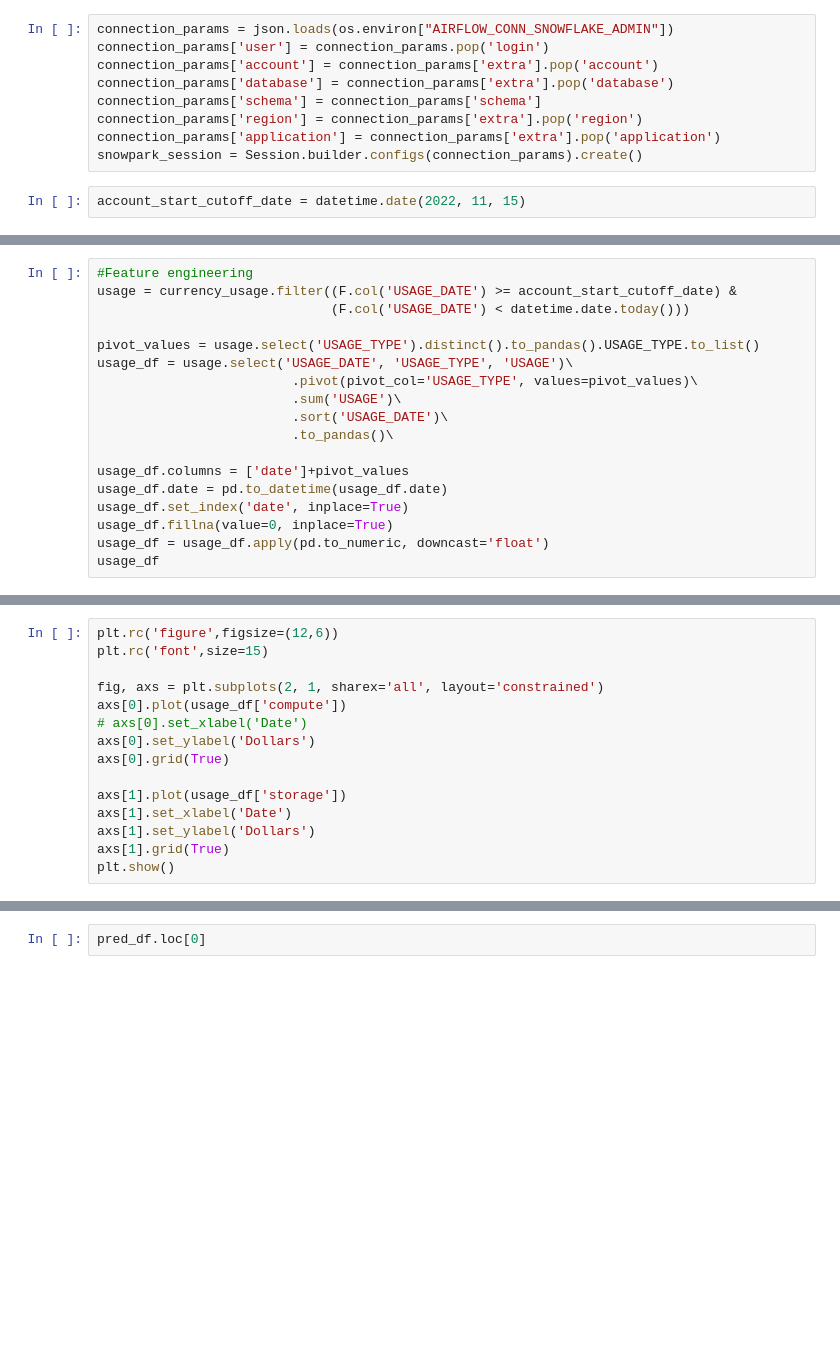
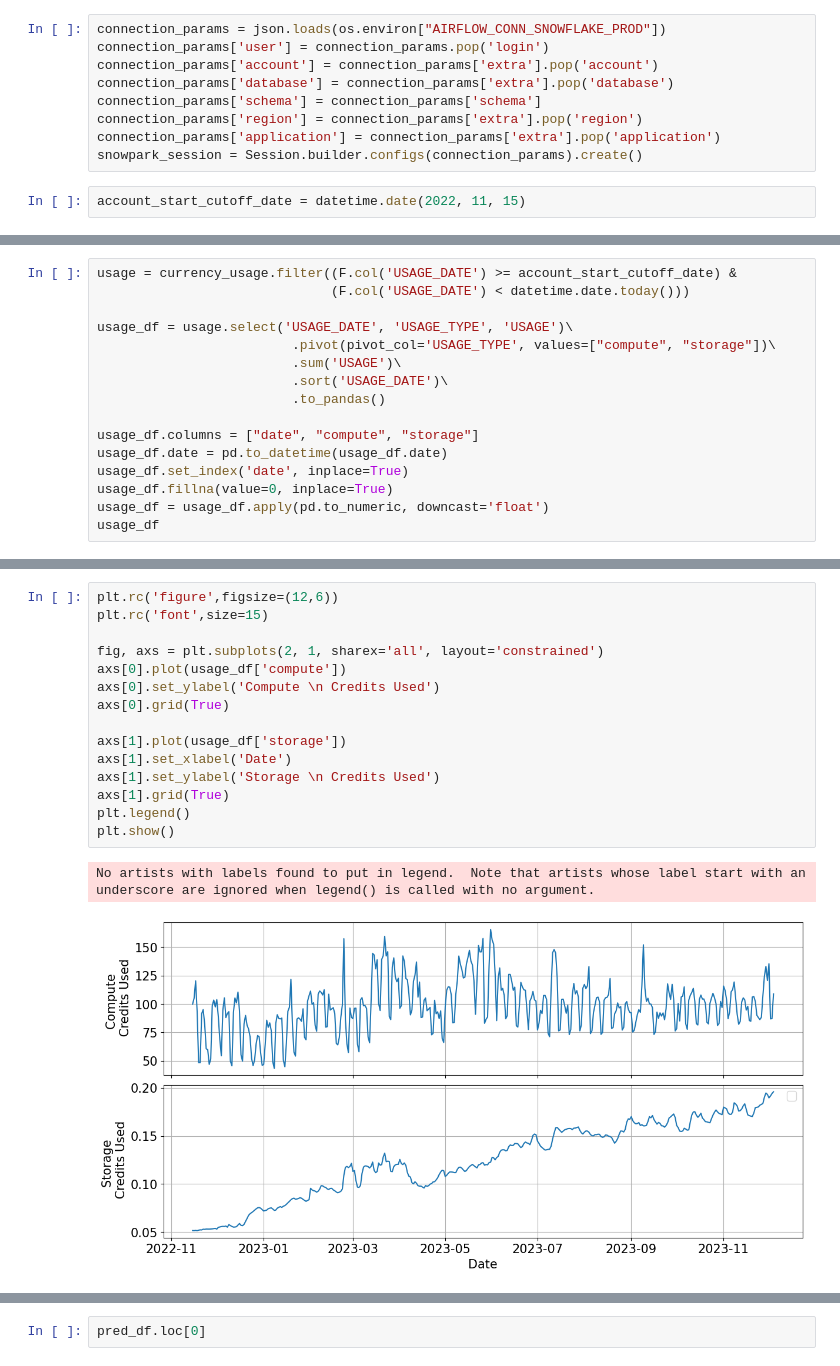
Before and after one commit to astronomer/snowpatrol, a Jupyter notebook: include/snowstorm.ipynb, the cells around one changed output, grey strips where cells are left out. Saved outputs shown, nothing was run; the diff lists cells and outputs as text; blank space fills up the shorter version.

```diff
--- a/include/snowstorm.ipynb
+++ b/include/snowstorm.ipynb
@@ -15,7 +15,7 @@ from sklearn.preprocessing import StandardScaler
 from statsmodels.tsa.seasonal import seasonal_decompose
 from sklearn.ensemble import IsolationForest
 # %%
-connection_params = json.loads(os.environ["AIRFLOW_CONN_SNOWFLAKE_ADMIN"])
+connection_params = json.loads(os.environ["AIRFLOW_CONN_SNOWFLAKE_PROD"])
 connection_params['user'] = connection_params.pop('login')
 connection_params['account'] = connection_params['extra'].pop('account')
 connection_params['database'] = connection_params['extra'].pop('database')
@@ -30,17 +29,15 @@ account_start_cutoff_date = datetime.date(2022, 11, 15)
 currency_usage = snowpark_session.table('SNOWFLAKE.ORGANIZATION_USAGE.USAGE_IN_CURRENCY_DAILY')
 # %%
-#Feature engineering
 usage = currency_usage.filter((F.col('USAGE_DATE') >= account_start_cutoff_date) &
                               (F.col('USAGE_DATE') < datetime.date.today()))
 
-pivot_values = usage.select('USAGE_TYPE').distinct().to_pandas().USAGE_TYPE.to_list()
 usage_df = usage.select('USAGE_DATE', 'USAGE_TYPE', 'USAGE')\
-                         .pivot(pivot_col='USAGE_TYPE', values=pivot_values)\
+                         .pivot(pivot_col='USAGE_TYPE', values=["compute", "storage"])\
                          .sum('USAGE')\
                          .sort('USAGE_DATE')\
-                         .to_pandas()\
+                         .to_pandas()
 
-usage_df.columns = ['date']+pivot_values
+usage_df.columns = ["date", "compute", "storage"]
 usage_df.date = pd.to_datetime(usage_df.date)
 usage_df.set_index('date', inplace=True)
 usage_df.fillna(value=0, inplace=True)
@@ -49,16 +61,19 @@ usage_df
 # %%
 plt.rc('figure',figsize=(12,6))
 plt.rc('font',size=15)
 
 fig, axs = plt.subplots(2, 1, sharex='all', layout='constrained')
 axs[0].plot(usage_df['compute'])
-# axs[0].set_xlabel('Date')
-axs[0].set_ylabel('Dollars')
+axs[0].set_ylabel('Compute \n Credits Used')
 axs[0].grid(True)
 
 axs[1].plot(usage_df['storage'])
 axs[1].set_xlabel('Date')
-axs[1].set_ylabel('Dollars')
+axs[1].set_ylabel('Storage \n Credits Used')
 axs[1].grid(True)
+plt.legend()
 plt.show()
+# %% [output]
+No artists with labels found to put in legend.  Note that artists whose label start with an underscore are ignored when legend() is called with no argument.
+[figure, added]
 # %%
```
Also changed, not shown: parts of 15 cells of this notebook, 7 other files.
